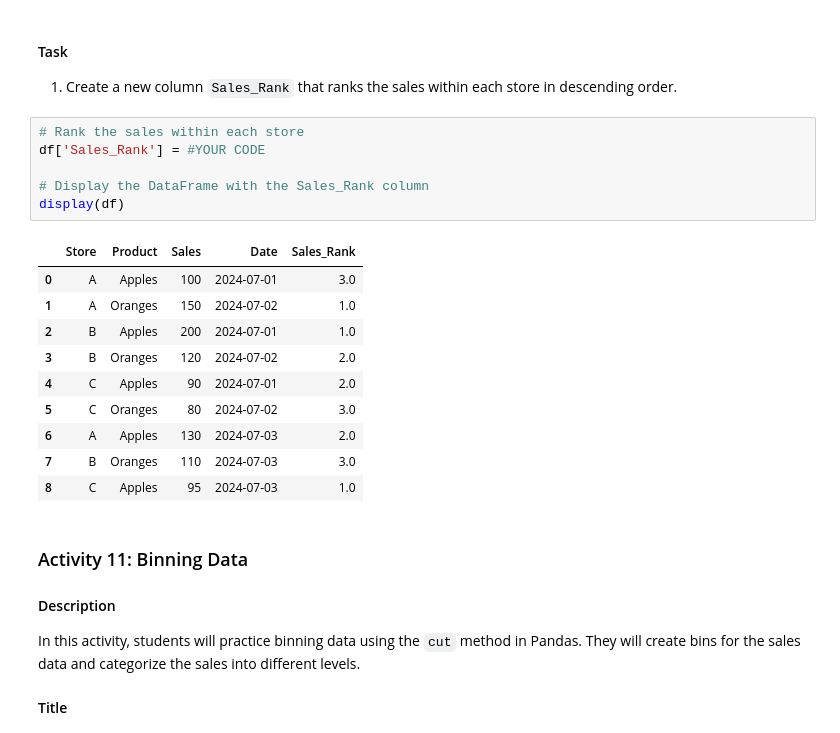
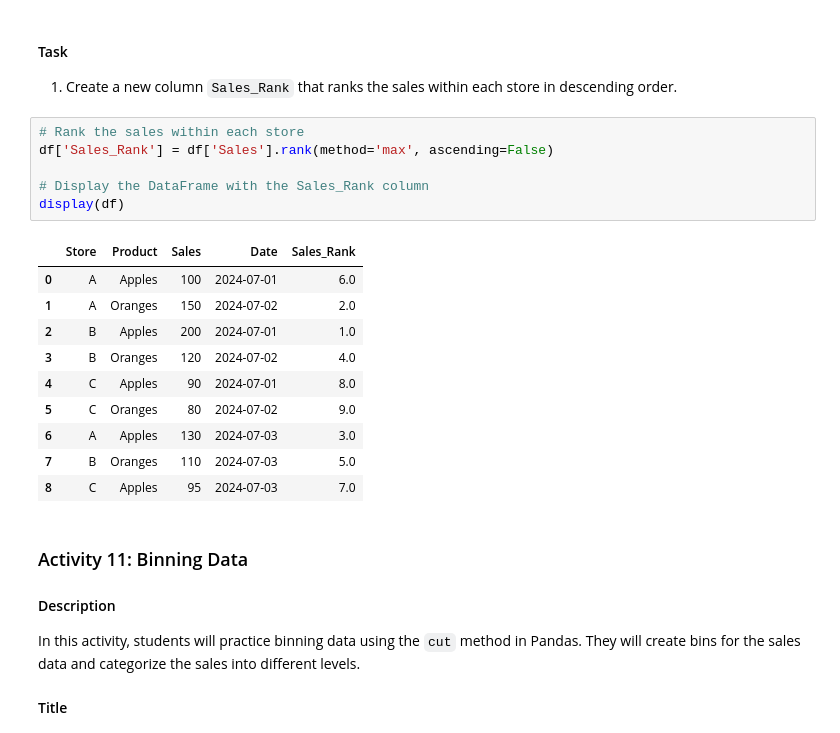
Before and after one commit to BenA669/TechCatalyst_DE_2025_TWO, a Jupyter notebook: Activities/Week 4/Homework/Pandas Transformations.ipynb, the cells around one changed output. Cells and saved outputs as stored; diff of their text form.

```diff
--- a/Activities/Week 4/Homework/Pandas Transformations.ipynb
+++ b/Activities/Week 4/Homework/Pandas Transformations.ipynb
@@ -663,21 +665,21 @@ display(df)
 1. Create a new column `Sales_Rank` that ranks the sales within each store in descending order.
 # %%
 # Rank the sales within each store
-df['Sales_Rank'] = #YOUR CODE
+df['Sales_Rank'] = df['Sales'].rank(method='max', ascending=False)
 
 # Display the DataFrame with the Sales_Rank column
 display(df)
 # %% [output]
 |  | Store | Product | Sales | Date | Sales_Rank |
-| 0 | A | Apples | 100 | 2024-07-01 | 3.0 |
-| 1 | A | Oranges | 150 | 2024-07-02 | 1.0 |
+| 0 | A | Apples | 100 | 2024-07-01 | 6.0 |
+| 1 | A | Oranges | 150 | 2024-07-02 | 2.0 |
 | 2 | B | Apples | 200 | 2024-07-01 | 1.0 |
-| 3 | B | Oranges | 120 | 2024-07-02 | 2.0 |
-| 4 | C | Apples | 90 | 2024-07-01 | 2.0 |
-| 5 | C | Oranges | 80 | 2024-07-02 | 3.0 |
-| 6 | A | Apples | 130 | 2024-07-03 | 2.0 |
-| 7 | B | Oranges | 110 | 2024-07-03 | 3.0 |
-| 8 | C | Apples | 95 | 2024-07-03 | 1.0 |
+| 3 | B | Oranges | 120 | 2024-07-02 | 4.0 |
+| 4 | C | Apples | 90 | 2024-07-01 | 8.0 |
+| 5 | C | Oranges | 80 | 2024-07-02 | 9.0 |
+| 6 | A | Apples | 130 | 2024-07-03 | 3.0 |
+| 7 | B | Oranges | 110 | 2024-07-03 | 5.0 |
+| 8 | C | Apples | 95 | 2024-07-03 | 7.0 |
 # %% [markdown]
 ### Activity 11: Binning Data
 
```
Also changed, not shown: parts of 12 cells of this notebook.
